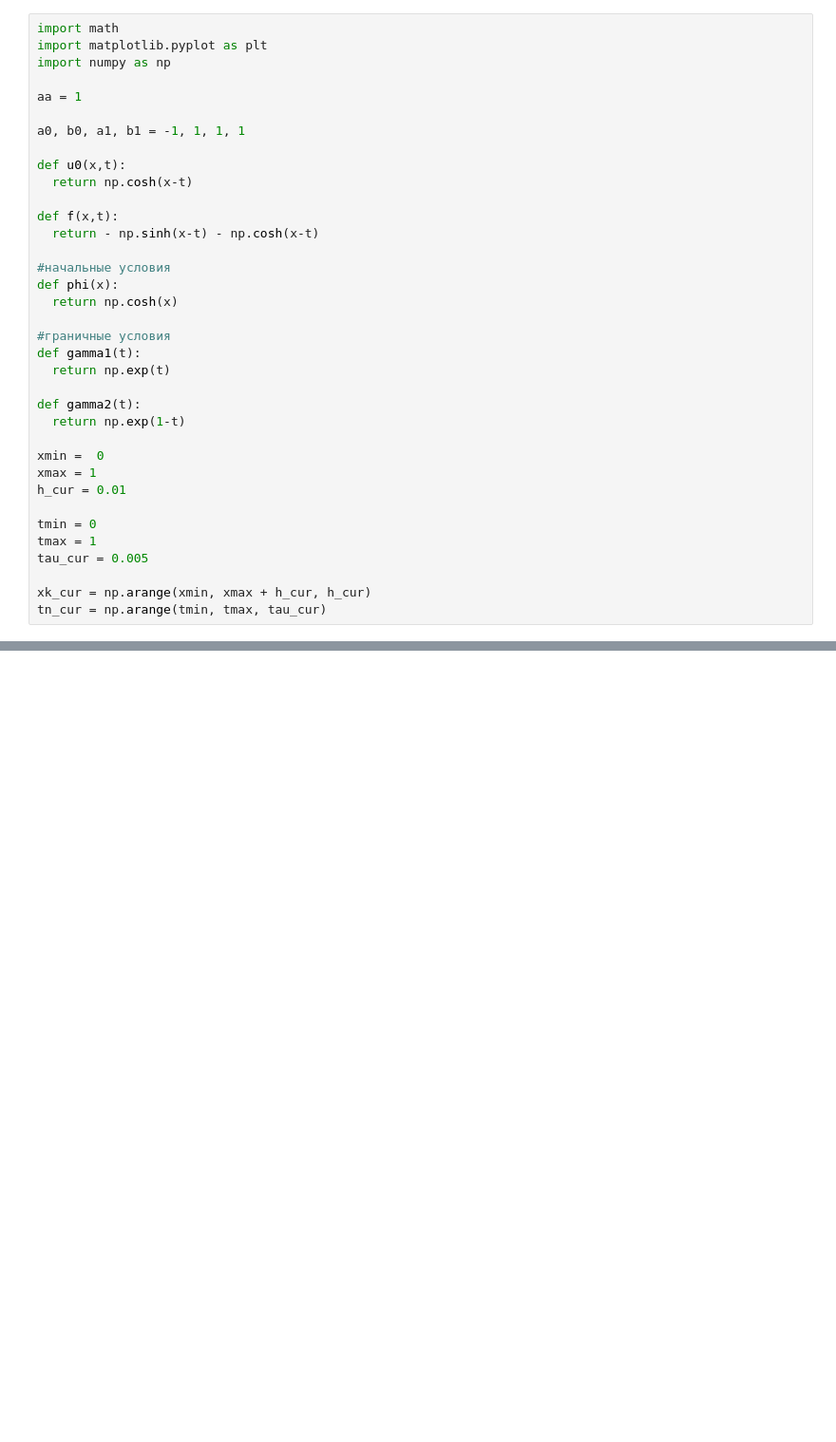
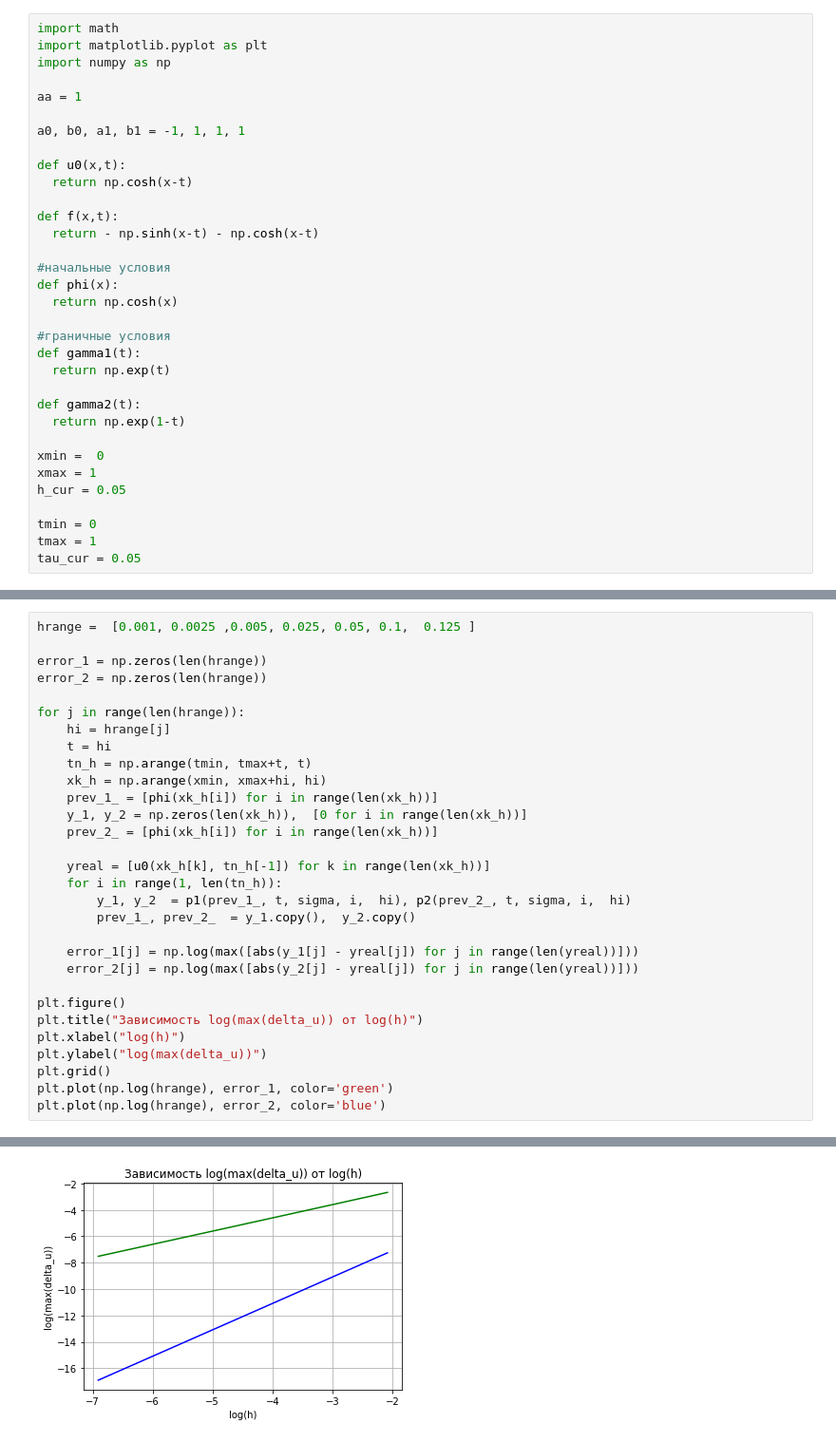
Before and after one commit to mainarel/Numerical_Methods_6, a Jupyter notebook: 2_Heat_equation.ipynb, the cells around one changed output, grey strips where cells are left out. Shown at 95% size. Cells and saved outputs as stored; diff of their text form; blank space fills up the shorter version.

```diff
--- a/2_Heat_equation.ipynb
+++ b/2_Heat_equation.ipynb
@@ -28,11 +28,8 @@ def gamma2(t):
 
 xmin =  0
 xmax = 1
-h_cur = 0.01
+h_cur = 0.05
 
 tmin = 0
 tmax = 1
-tau_cur = 0.005
-
-xk_cur = np.arange(xmin, xmax + h_cur, h_cur)
-tn_cur = np.arange(tmin, tmax, tau_cur)
+tau_cur = 0.05
@@ -124,0 +187,31 @@ def p2(prev, tau, sigma, h):
+# %%
+hrange =  [0.001, 0.0025 ,0.005, 0.025, 0.05, 0.1,  0.125 ]
+
+error_1 = np.zeros(len(hrange))
+error_2 = np.zeros(len(hrange))
+
+for j in range(len(hrange)):
+    hi = hrange[j]
+    t = hi
+    tn_h = np.arange(tmin, tmax+t, t)
+    xk_h = np.arange(xmin, xmax+hi, hi)
+    prev_1_ = [phi(xk_h[i]) for i in range(len(xk_h))]
+    y_1, y_2 = np.zeros(len(xk_h)),  [0 for i in range(len(xk_h))]
+    prev_2_ = [phi(xk_h[i]) for i in range(len(xk_h))]
+
+    yreal = [u0(xk_h[k], tn_h[-1]) for k in range(len(xk_h))]
+    for i in range(1, len(tn_h)):
+        y_1, y_2  = p1(prev_1_, t, sigma, i,  hi), p2(prev_2_, t, sigma, i,  hi)
+        prev_1_, prev_2_  = y_1.copy(),  y_2.copy()
+
+    error_1[j] = np.log(max([abs(y_1[j] - yreal[j]) for j in range(len(yreal))]))
+    error_2[j] = np.log(max([abs(y_2[j] - yreal[j]) for j in range(len(yreal))]))
+
+plt.figure()
+plt.title("Зависимость log(max(delta_u)) от log(h)")
+plt.xlabel("log(h)")
+plt.ylabel("log(max(delta_u))")
+plt.grid()
+plt.plot(np.log(hrange), error_1, color='green')
+plt.plot(np.log(hrange), error_2, color='blue')
+# %% [output]
@@ -124,0 +219 @@ def p2(prev, tau, sigma, h):
+[figure, added]
```
Also changed, not shown: parts of 8 cells of this notebook.
